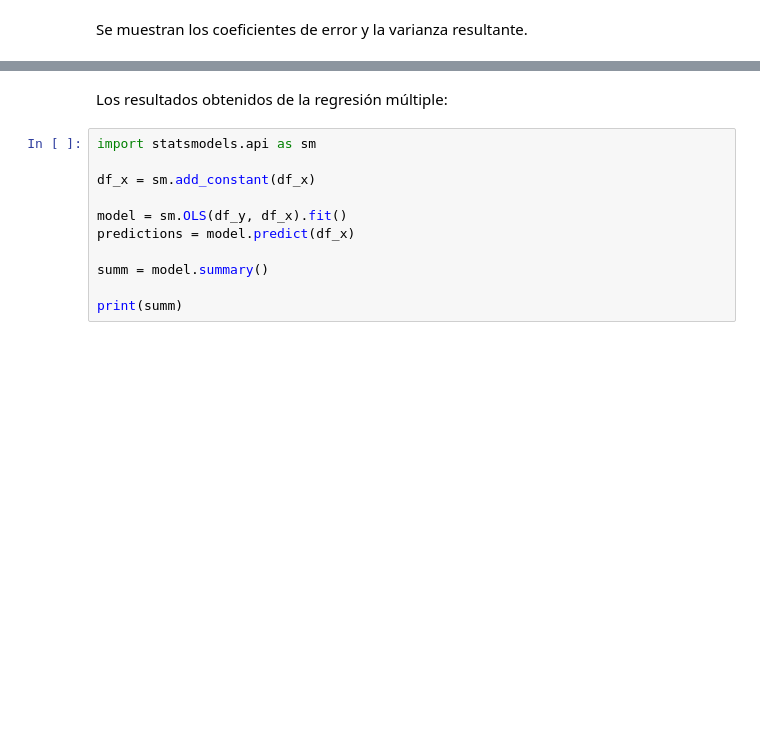
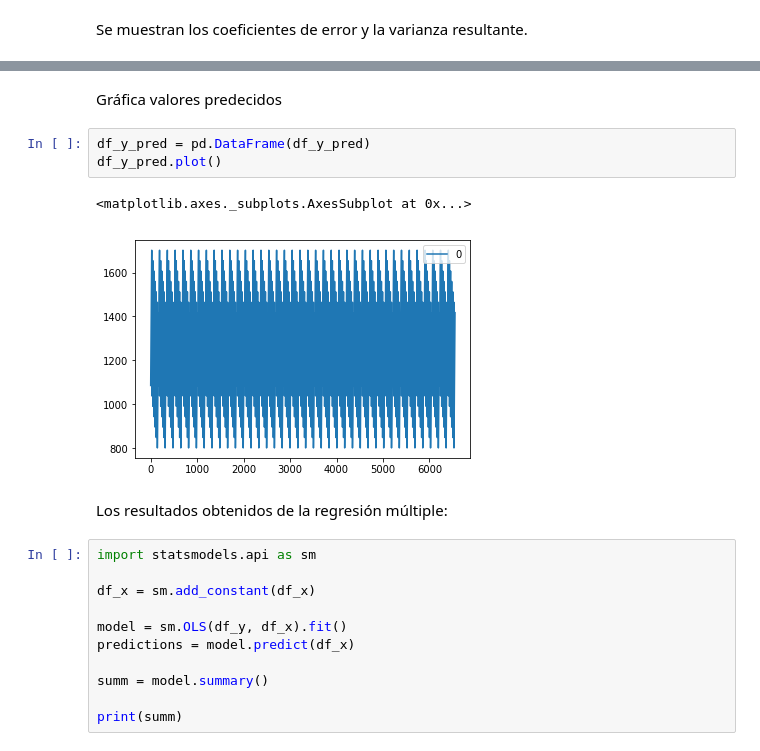
Before and after one commit to HomerMadriz/EnergyPred, a Jupyter notebook: Proyecto Final.ipynb, the cells around one changed output, grey strips where cells are left out. Drawn from its saved outputs; the diff is of its cells as text; blank space fills up the shorter version.

```diff
--- a/Proyecto Final.ipynb
+++ b/Proyecto Final.ipynb
@@ -154,3 +192,11 @@ Variance score: 0.11
+# %% [markdown]
+Gráfica valores predecidos
+# %%
+df_y_pred = pd.DataFrame(df_y_pred)
+df_y_pred.plot()
+# %% [output]
+<matplotlib.axes._subplots.AxesSubplot at 0x...>
+[figure, added]
 # %% [markdown]
 Los resultados obtenidos de la regresión múltiple:
 # %%
```
Also changed, not shown: parts of 35 cells of this notebook, 3 other files.
